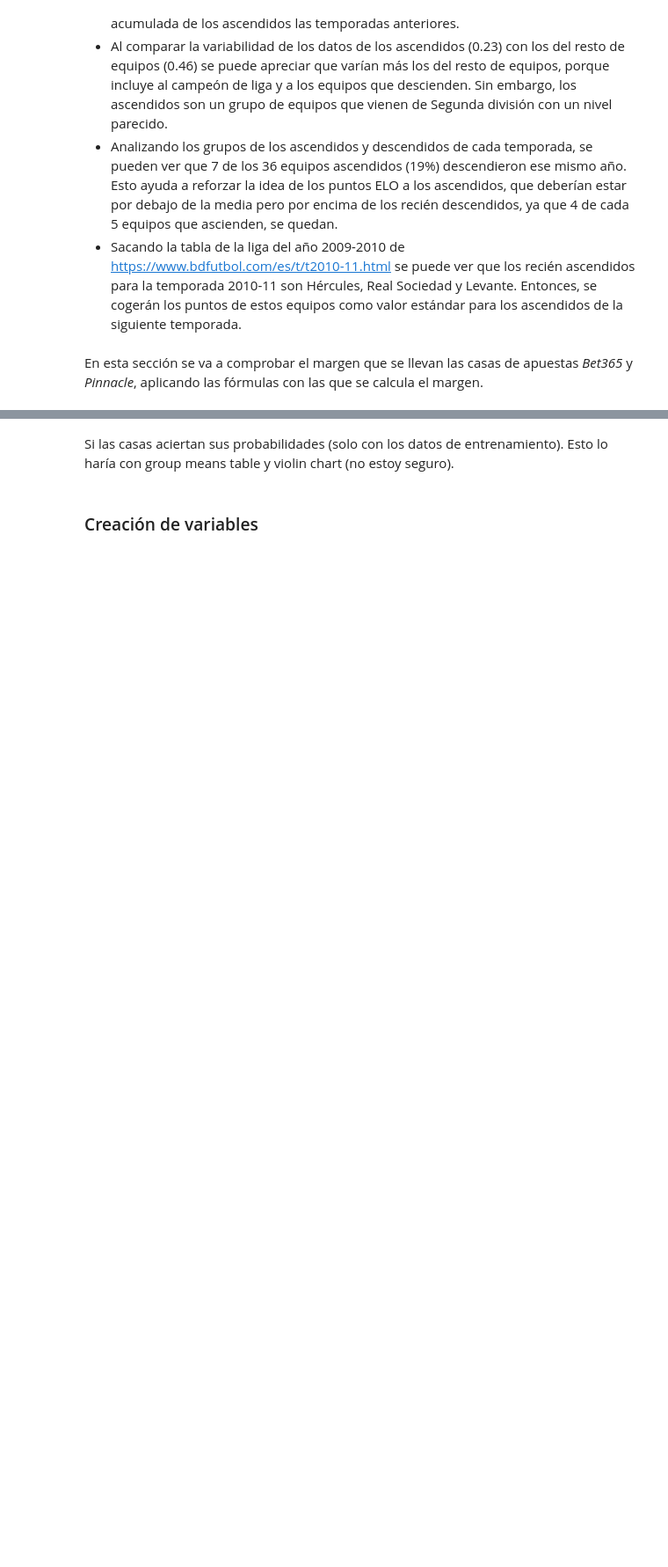
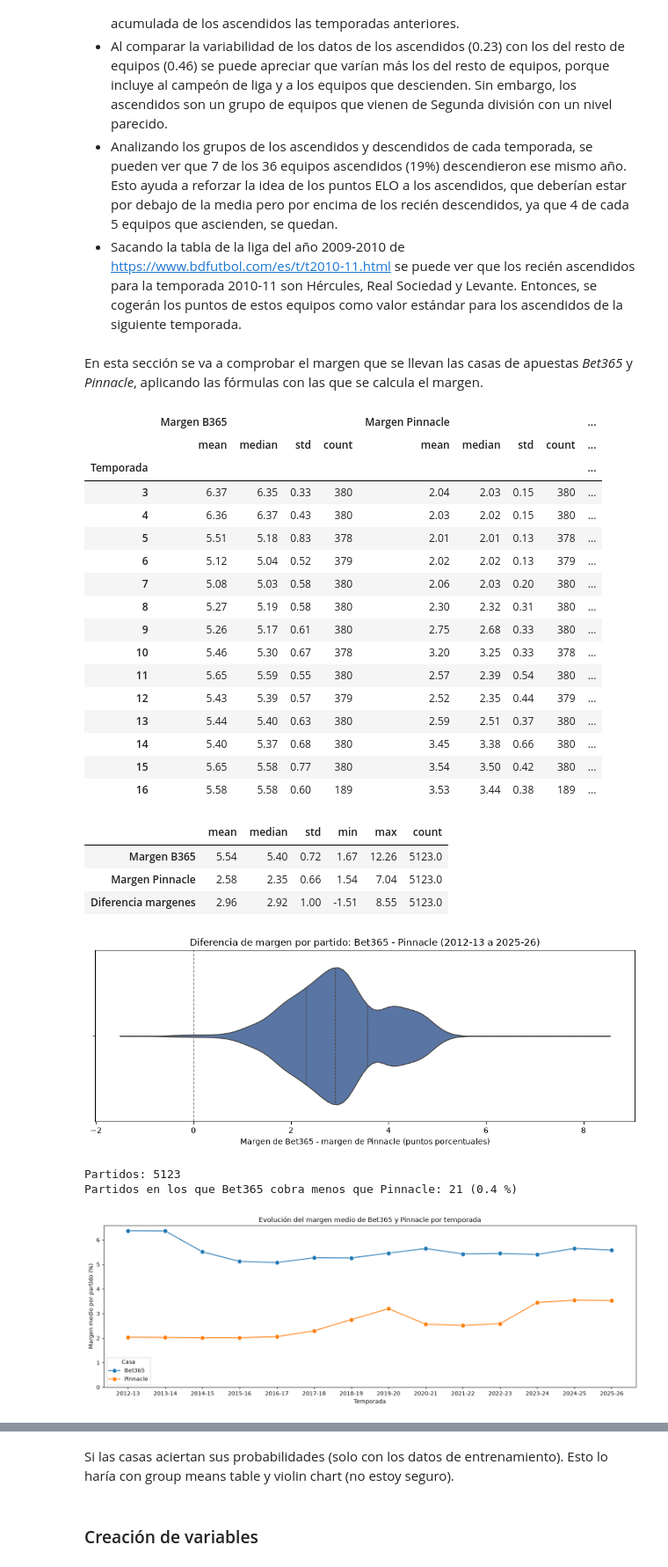
Before and after one commit to nestorm1/C-digo, a Jupyter notebook: main.ipynb, the cells around one changed output, grey strips where cells are left out. Shown at 88% size. Cells and saved outputs as stored; diff of their text form; code cells hidden in the pictures; blank space fills up the shorter version.

Commit message:
Falta solamente la calibración de las casas de apuestas

```diff
--- a/main.ipynb
+++ b/main.ipynb
@@ -648,3 +648,81 @@ plt.show()
 - Sacando la tabla de la liga del año 2009-2010 de https://www.bdfutbol.com/es/t/t2010-11.html se puede ver que los recién ascendidos para la temporada 2010-11 son Hércules, Real Sociedad y Levante. Entonces, se cogerán los puntos de estos equipos como valor estándar para los ascendidos de la siguiente temporada.
 # %% [markdown]
 En esta sección se va a comprobar el margen que se llevan las casas de apuestas *Bet365* y *Pinnacle*, aplicando las fórmulas con las que se calcula el margen.
+# %%
+# cogemos la liga entera que tenga las dos cuotas.
+mascara_cuotas = laliga["PSH"].isna() | laliga["B365H"].isna()
+laliga_cuotas = laliga[~mascara_cuotas].copy()
+
+# ahora añadimos los márgenes a cada partido de cada casa
+laliga_cuotas["Margen B365"] = ((1 / laliga_cuotas["B365H"]) + (1 / laliga_cuotas["B365D"]) + (1 / laliga_cuotas["B365A"]) - 1) * 100
+laliga_cuotas["Margen Pinnacle"] = ((1 / laliga_cuotas["PSH"]) + (1 / laliga_cuotas["PSD"]) + (1 / laliga_cuotas["PSA"]) - 1) * 100
+
+# tabla para comparar visualmente los datos
+laliga_cuotas["Diferencia margenes"] = laliga_cuotas["Margen B365"] - laliga_cuotas["Margen Pinnacle"]
+tabla_margen = laliga_cuotas.groupby("Temporada")[["Margen B365", "Margen Pinnacle", "Diferencia margenes"]].agg(["mean", "median", "std", "count"])
+display(tabla_margen.round(2))
+# tabla global: todos los partidos juntos, sin separar por temporada
+tabla_margen_global = laliga_cuotas[["Margen B365", "Margen Pinnacle", "Diferencia margenes"]].agg(["mean", "median", "std", "min", "max", "count"]).T
+display(tabla_margen_global.round(2))
+
+
+# gráfica de violin plot para mostrar la diferencia por partido en cada temporada.
+
+# un único violín con todos los partidos
+fig, ax = plt.subplots(figsize=(10, 4))
+sns.violinplot(data=laliga_cuotas, x="Diferencia margenes", inner="quartile", cut=0, color="#4C72B0", ax=ax)
+ax.axvline(0, color="grey", linestyle="--", linewidth=1)
+
+ax.set_title("Diferencia de margen por partido: Bet365 - Pinnacle (2012-13 a 2025-26)")
+ax.set_xlabel("Margen de Bet365 - margen de Pinnacle (puntos porcentuales)")
+plt.tight_layout()
+fig.savefig("results/diferencia_margenes.png", dpi=150)
+plt.show()
+
+# partidos en los que Bet365 cobra menos que Pinnacle
+menor = (laliga_cuotas["Diferencia margenes"] < 0).sum()
+print(f"Partidos: {len(laliga_cuotas)}")
+print(f"Partidos en los que Bet365 cobra menos que Pinnacle: {menor} ({menor / len(laliga_cuotas) * 100:.1f} %)")
+
+# ahora el linechart por temporada
+margen_temporada = laliga_cuotas.groupby("Temporada")[["Margen B365", "Margen Pinnacle"]].mean()
+margen_largo = (margen_temporada.reset_index().melt(id_vars="Temporada", var_name="Casa", value_name="Margen medio"))
+margen_largo["Casa"] = margen_largo["Casa"].map({"Margen B365":"Bet365", "Margen Pinnacle": "Pinnacle"})
+
+fig, ax = plt.subplots(figsize=(14, 5))
+sns.lineplot(data=margen_largo, x="Temporada", y="Margen medio", hue="Casa", marker="o", markersize=8, ax=ax)
+temporadas_cuotas = sorted(margen_largo["Temporada"].unique())
+ax.set_xticks(temporadas_cuotas, labels=[f"{2009 + t}-{str(2010 + t)[2:]}" for t in temporadas_cuotas])
+ax.set_ylim(0, None)
+ax.set_xlabel("Temporada")
+ax.set_ylabel("Margen medio por partido (%)")
+ax.set_title("Evolución del margen medio de Bet365 y Pinnacle por temporada")
+plt.tight_layout()
+fig.savefig("results/margen_temporada.png", dpi=150)
+plt.show()
+# %% [output]
+|  | Margen B365 |  |  |  | Margen Pinnacle |  |  |  | ... |
+|  | mean | median | std | count | mean | median | std | count | ... |
+| Temporada |  |  |  |  |  |  |  |  | ... |
+| 3 | 6.37 | 6.35 | 0.33 | 380 | 2.04 | 2.03 | 0.15 | 380 | ... |
+| 4 | 6.36 | 6.37 | 0.43 | 380 | 2.03 | 2.02 | 0.15 | 380 | ... |
+| 5 | 5.51 | 5.18 | 0.83 | 378 | 2.01 | 2.01 | 0.13 | 378 | ... |
+| 6 | 5.12 | 5.04 | 0.52 | 379 | 2.02 | 2.02 | 0.13 | 379 | ... |
+| 7 | 5.08 | 5.03 | 0.58 | 380 | 2.06 | 2.03 | 0.20 | 380 | ... |
+| 8 | 5.27 | 5.19 | 0.58 | 380 | 2.30 | 2.32 | 0.31 | 380 | ... |
+| 9 | 5.26 | 5.17 | 0.61 | 380 | 2.75 | 2.68 | 0.33 | 380 | ... |
+| 10 | 5.46 | 5.30 | 0.67 | 378 | 3.20 | 3.25 | 0.33 | 378 | ... |
+| 11 | 5.65 | 5.59 | 0.55 | 380 | 2.57 | 2.39 | 0.54 | 380 | ... |
+| 12 | 5.43 | 5.39 | 0.57 | 379 | 2.52 | 2.35 | 0.44 | 379 | ... |
+| 13 | 5.44 | 5.40 | 0.63 | 380 | 2.59 | 2.51 | 0.37 | 380 | ... |
+| 14 | 5.40 | 5.37 | 0.68 | 380 | 3.45 | 3.38 | 0.66 | 380 | ... |
+| 15 | 5.65 | 5.58 | 0.77 | 380 | 3.54 | 3.50 | 0.42 | 380 | ... |
+| 16 | 5.58 | 5.58 | 0.60 | 189 | 3.53 | 3.44 | 0.38 | 189 | ... |
+|  | mean | median | std | min | max | count |
+| Margen B365 | 5.54 | 5.40 | 0.72 | 1.67 | 12.26 | 5123.0 |
+| Margen Pinnacle | 2.58 | 2.35 | 0.66 | 1.54 | 7.04 | 5123.0 |
+| Diferencia margenes | 2.96 | 2.92 | 1.00 | -1.51 | 8.55 | 5123.0 |
+[figure, added]
+Partidos: 5123
+Partidos en los que Bet365 cobra menos que Pinnacle: 21 (0.4 %)
+[figure, added]
```
Also changed, not shown: parts of 5 cells of this notebook.
